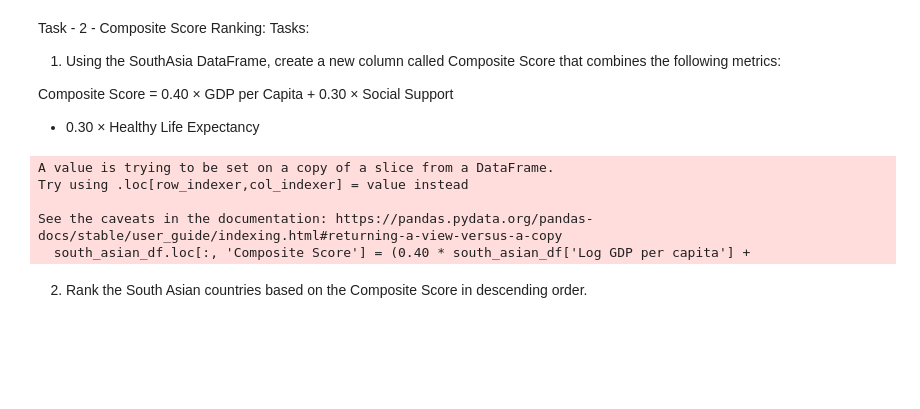
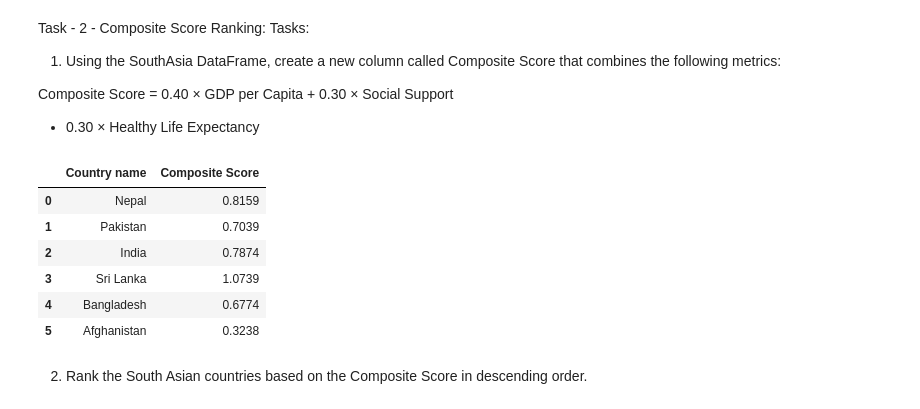
Before and after one commit to sarthak-dhungel/AI-Submission, a Jupyter notebook: 2432719_SarthakDhungel.ipynb, the cells around one changed output. Saved outputs shown, nothing was run; the diff lists cells and outputs as text; code cells hidden in the pictures; blank space fills up the shorter version.

```diff
--- a/2432719_SarthakDhungel.ipynb
+++ b/2432719_SarthakDhungel.ipynb
@@ -242,15 +242,21 @@ Composite Score = 0.40 × GDP per Capita + 0.30 × Social Support
 
 + 0.30 × Healthy Life Expectancy
 # %%
-south_asian_df.loc[:, 'Composite Score'] = (0.40 * south_asian_df['Log GDP per capita'] +
-                                            0.30 * south_asian_df['Social support'] +
-                                            0.30 * south_asian_df['Healthy life expectancy'])
+south_asian_df = pd.read_csv('/content/drive/MyDrive/Assignment 1/asian_country.csv')
+south_asian_df['Composite Score'] = (
+    0.40 * south_asian_df['Log GDP per capita'] +
+    0.30 * south_asian_df['Social support'] +
+    0.30 * south_asian_df['Healthy life expectancy']
+)
+south_asian_df[['Country name', 'Composite Score']]
 # %% [output]
-A value is trying to be set on a copy of a slice from a DataFrame.
-Try using .loc[row_indexer,col_indexer] = value instead
-
-See the caveats in the documentation: https://pandas.pydata.org/pandas-docs/stable/user_guide/indexing.html#returning-a-view-versus-a-copy
-  south_asian_df.loc[:, 'Composite Score'] = (0.40 * south_asian_df['Log GDP per capita'] +
+|  | Country name | Composite Score |
+| 0 | Nepal | 0.8159 |
+| 1 | Pakistan | 0.7039 |
+| 2 | India | 0.7874 |
+| 3 | Sri Lanka | 1.0739 |
+| 4 | Bangladesh | 0.6774 |
+| 5 | Afghanistan | 0.3238 |
 # %% [markdown]
 2. Rank the South Asian countries based on the Composite Score in descending order.
 # %%
```
Also changed, not shown: parts of 2 cells of this notebook.
